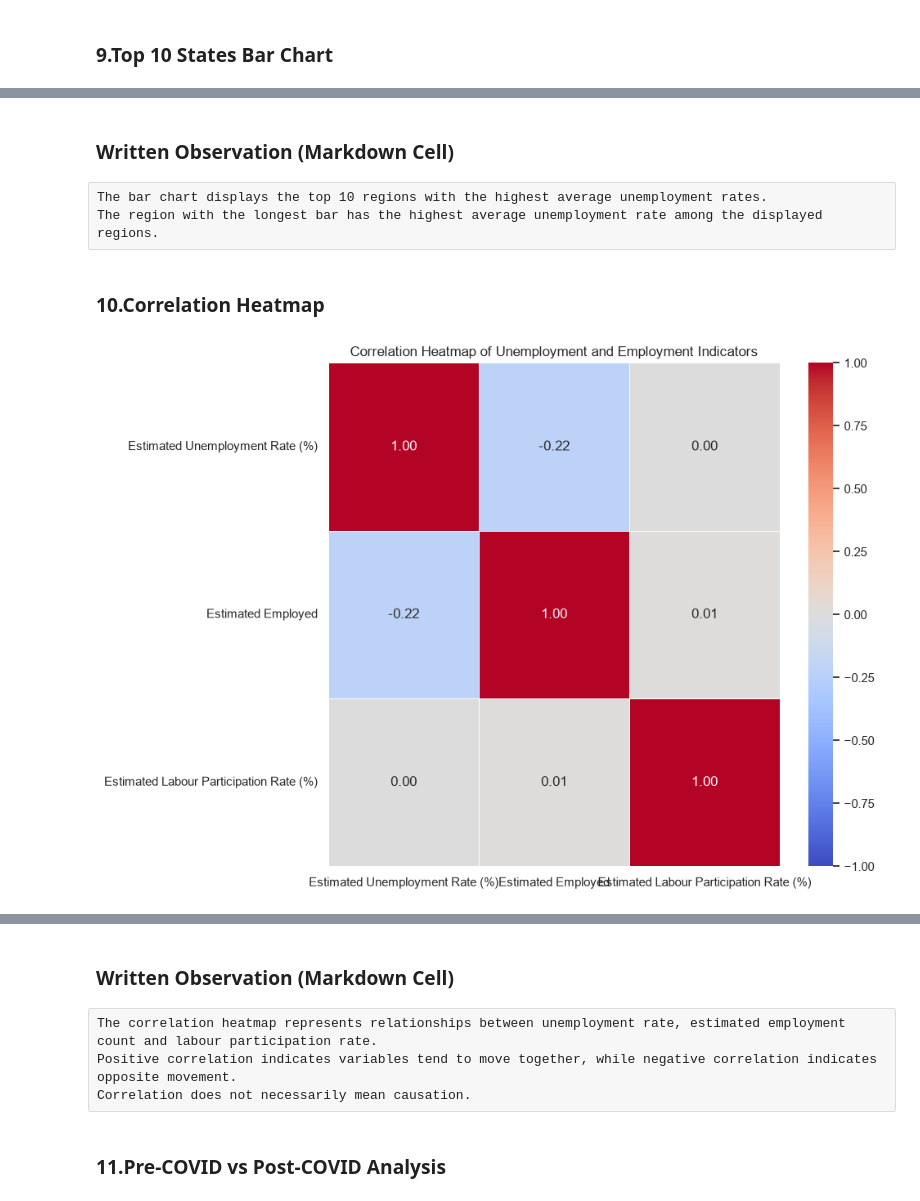
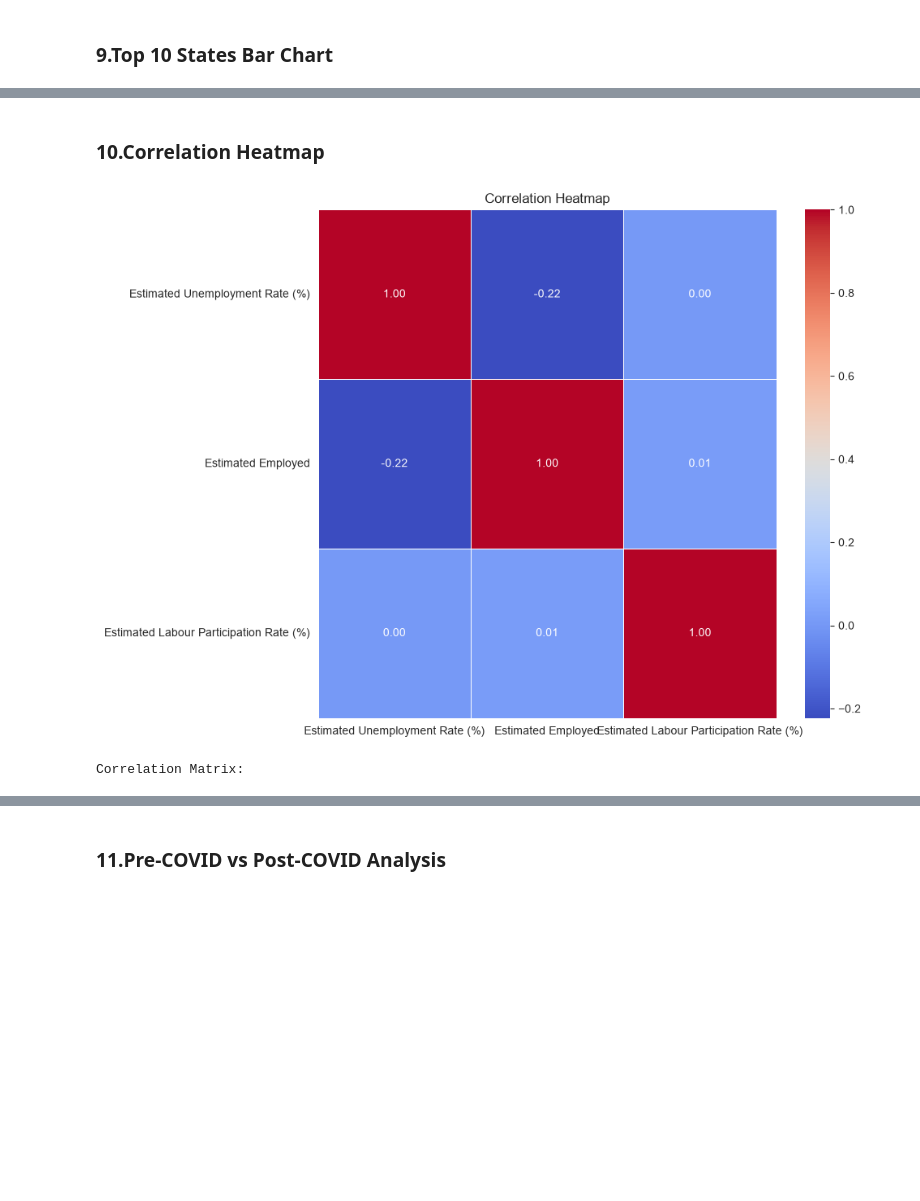
Before and after one commit to ChaudhariUtkarsh/2.Unemployment_Analysis, a Jupyter notebook: Unemployment_Analysis.ipynb, the cells around one changed output, grey strips where cells are left out. Cells and saved outputs as stored; diff of their text form; code cells hidden in the pictures; blank space fills up the shorter version.

```diff
--- a/Unemployment_Analysis.ipynb
+++ b/Unemployment_Analysis.ipynb
@@ -9,7 +9,7 @@ import warnings
 
 warnings.filterwarnings("ignore")
 
-sns.set_theme(style="whitegrid")
+sns.set_style("whitegrid")
 plt.rcParams["figure.figsize"] = (12, 6)
 
 print("Libraries Imported Successfully!")
@@ -92,23 +99,35 @@ Total Missing Values:
 # %% [markdown]
 ### 5.Data Cleaning & Type Conversion
 # %%
+# Remove extra spaces from column names
+df.columns = df.columns.str.strip()
+
 # Remove extra spaces from text columns
 df["Region"] = df["Region"].astype("string").str.strip()
 df["Area"] = df["Area"].astype("string").str.strip()
+df["Frequency"] = df["Frequency"].astype("string").str.strip()
 
-# Convert Date column into datetime
-df["Date"] = pd.to_datetime(df["Date"].astype(str).str.strip(), dayfirst=True, errors="coerce")
+# Convert Date column
+df["Date"] = pd.to_datetime(df["Date"], dayfirst=True, errors="coerce")
 
 # Convert numerical columns
 numeric_columns = ["Estimated Unemployment Rate (%)", "Estimated Employed", "Estimated Labour Participation Rate (%)"]
 for col in numeric_columns:
     df[col] = pd.to_numeric(df[col], errors="coerce")
 
-# Remove missing essential values
+# Remove rows with missing important values
 df.dropna(subset=["Region", "Date", "Estimated Unemployment Rate (%)", "Estimated Employed", "Estimated Labour Participation Rate (%)"], inplace=True)
+
+# Remove duplicate rows
+df.drop_duplicates(inplace=True)
+
+# Create Month column
+df["Month"] = df["Date"].dt.to_period("M").astype(str)
 df.reset_index(drop=True, inplace=True)
 print("Data Cleaning Completed!")
+print("\nCleaned Dataset Shape:", df.shape)
+print("\nRemaining Null Values:")
+print(df.isnull().sum())
 display(df.head())
-print("\nCleaned Dataset Shape:", df.shape)
 # %% [output]
 Data Cleaning Completed!
@@ -255,17 +267,17 @@ display(top_10)
-# %% [markdown]
-### Written Observation (Markdown Cell)
-# %% [raw]
-The bar chart displays the top 10 regions with the highest average unemployment rates.
-The region with the longest bar has the highest average unemployment rate among the displayed regions.
 # %% [markdown]
 ### 10.Correlation Heatmap
 # %%
-correlation_data = df[["Estimated Unemployment Rate (%)", "Estimated Employed", "Estimated Labour Participation Rate (%)"]]
-correlation_matrix = correlation_data.corr()
+correlation_columns = ["Estimated Unemployment Rate (%)", "Estimated Employed", "Estimated Labour Participation Rate (%)"]
+correlation_matrix = df[correlation_columns].corr()
+
 plt.figure(figsize=(10, 7))
-sns.heatmap(correlation_matrix, annot=True, cmap="coolwarm", fmt=".2f", linewidths=0.5, vmin=-1, vmax=1)
-plt.title("Correlation Heatmap of Unemployment and Employment Indicators")
+sns.heatmap(correlation_matrix, annot=True, cmap="coolwarm", fmt=".2f", linewidths=0.5)
+
+plt.title("Correlation Heatmap")
 plt.tight_layout()
 plt.show()
+print("Correlation Matrix:")
+display(correlation_matrix)
 # %% [output]
-[figure, old version]
+[figure, new version]
+Correlation Matrix:
@@ -272,9 +288,3 @@ plt.show()
-# %% [markdown]
-### Written Observation (Markdown Cell)
-# %% [raw]
-The correlation heatmap represents relationships between unemployment rate, estimated employment count and labour participation rate.
-Positive correlation indicates variables tend to move together, while negative correlation indicates opposite movement.
-Correlation does not necessarily mean causation.
 # %% [markdown]
 ### 11.Pre-COVID vs Post-COVID Analysis
 # %%
```
Also changed, not shown: parts of 31 cells of this notebook, 3 other files.
